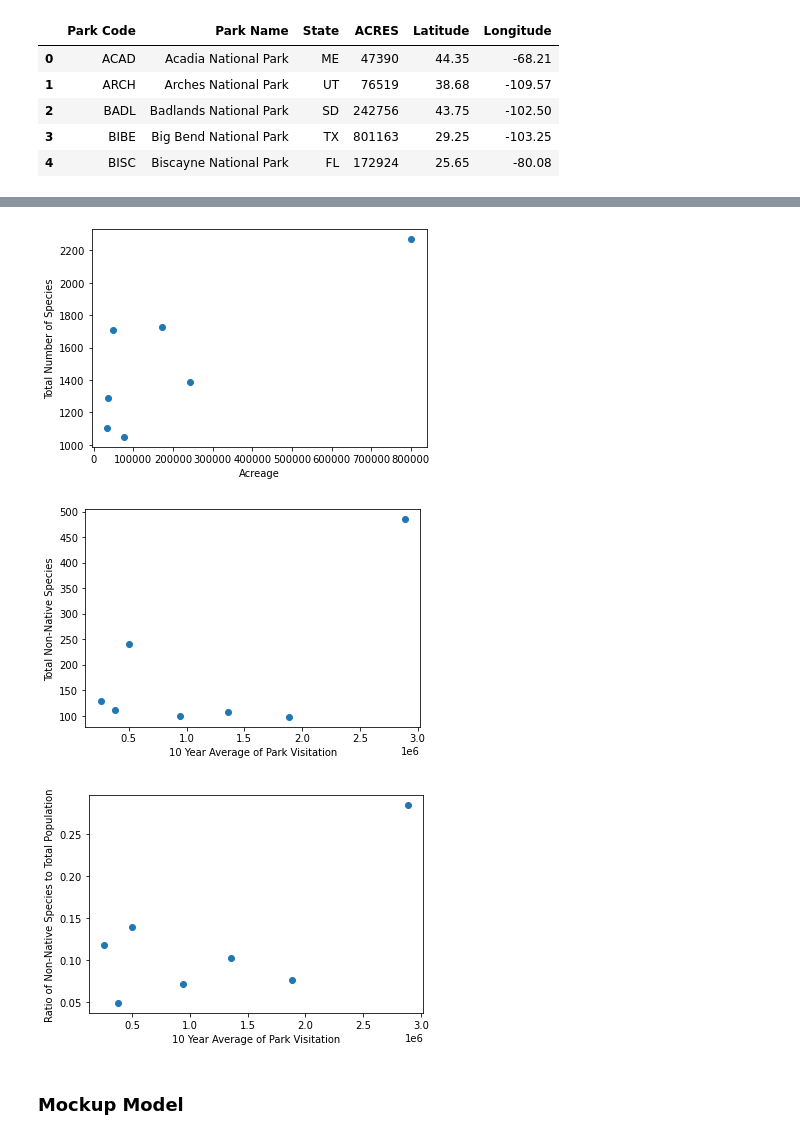
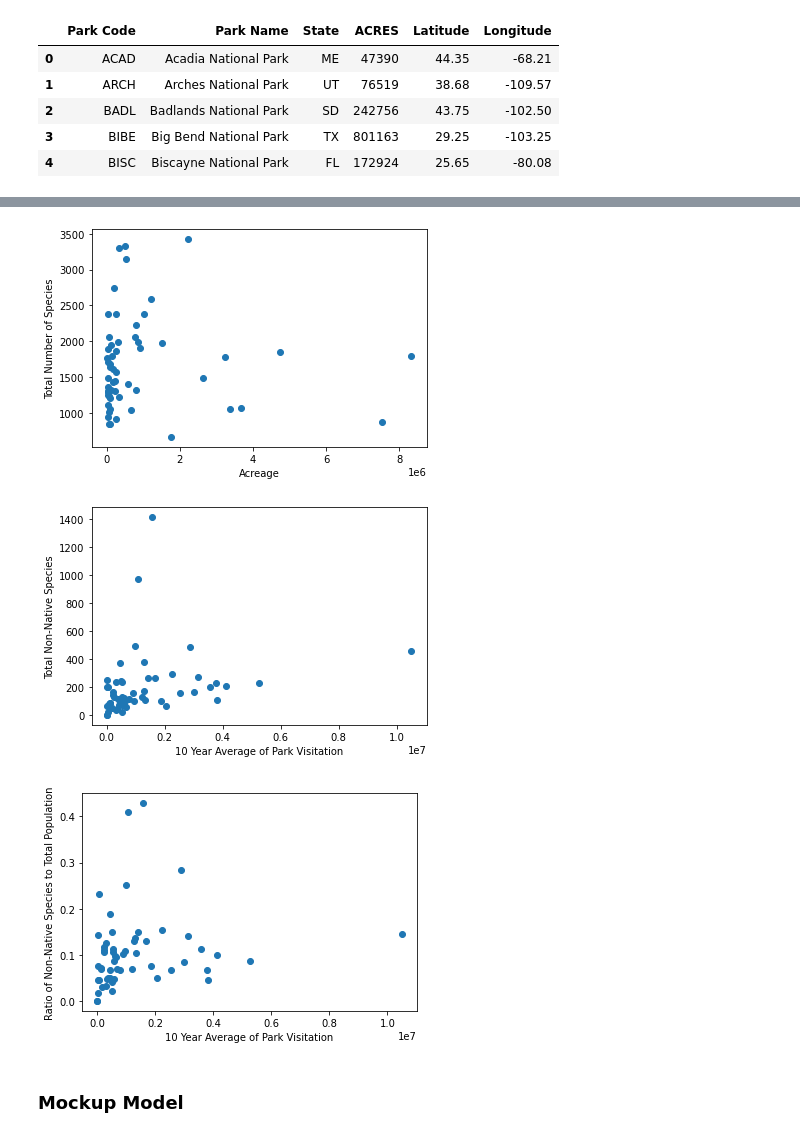
Before and after one commit to holleyvoegtle/Biodiversity_Analysis, a Jupyter notebook: machine-learning/Biodiversity_MachineLearning.ipynb, the cells around one changed output, grey strips where cells are left out. Saved outputs shown, nothing was run; the diff lists cells and outputs as text; code cells hidden in the pictures.

Commit message:
Final cleaning and initial look at regression of data with cleaned dataframe.

```diff
--- a/machine-learning/Biodiversity_MachineLearning.ipynb
+++ b/machine-learning/Biodiversity_MachineLearning.ipynb
@@ -248,0 +242,5 @@ park_names
+# %%
+#Reshape dataframe and re-index to merge with main dataframe
+nativeness_df = species_grouped.pivot(index='Park Name', columns='Nativeness')
+nativeness_df.columns = nativeness_df.columns.droplevel()
+nativeness_df
@@ -248,0 +266,8 @@ park_names
+# %%
+#Merge parks dataframe with species nativeness
+combined_dataframe = park_visitation_df.join(nativeness_df)
+combined_dataframe
+
+#Replace NaN with 0
+replace_null_df = combined_dataframe.replace(np.nan,0)
+replace_null_df
@@ -248,0 +294,4 @@ park_names
+# %%
+#Create field for total number of species and sum two previous columns in dataframe
+replace_null_df['total_species'] = replace_null_df['Native'] + replace_null_df['Not Confirmed'] + replace_null_df['Not Native'] + replace_null_df['Present'] + replace_null_df['Unknown']
+replace_null_df
@@ -248,0 +318,5 @@ park_names
+# %%
+#Calculate the ratio of native to non-native species and add as a  column in the dataframe
+replace_null_df['NonNative_Ratio'] = replace_null_df['Not Native'] / replace_null_df['total_species']
+biodiversity_clean_df = replace_null_df
+biodiversity_clean_df.head()
@@ -261,24 +334,25 @@ mockup_df.head()
 # %%
-plt.scatter(mockup_df.Acres, mockup_df.Total_Species)
+plt.scatter(biodiversity_clean_df.ACRES, biodiversity_clean_df.total_species)
 plt.xlabel('Acreage')
 plt.ylabel('Total Number of Species')
 plt.show()
 # %% [output]
-[figure, old version]
+[figure, new version]
 # %%
-plt.scatter(mockup_df.Park_Visitors, mockup_df.Total_NonNative_Species)
+y = biodiversity_clean_df['Not Native']
+plt.scatter(biodiversity_clean_df.Average, y)
 plt.xlabel('10 Year Average of Park Visitation')
 plt.ylabel('Total Non-Native Species')
 plt.show()
 # %% [output]
-[figure, old version]
+[figure, new version]
 # %%
-plt.scatter(mockup_df.Park_Visitors, mockup_df.NonNative_Ratio)
+plt.scatter(biodiversity_clean_df.Average, biodiversity_clean_df.NonNative_Ratio)
 plt.xlabel('10 Year Average of Park Visitation')
 plt.ylabel('Ratio of Non-Native Species to Total Population')
 plt.show()
 # %% [output]
-[figure, old version]
+[figure, new version]
 # %% [markdown]
 ### Mockup Model
 # %%
```
Also changed, not shown: parts of 38 cells of this notebook.
